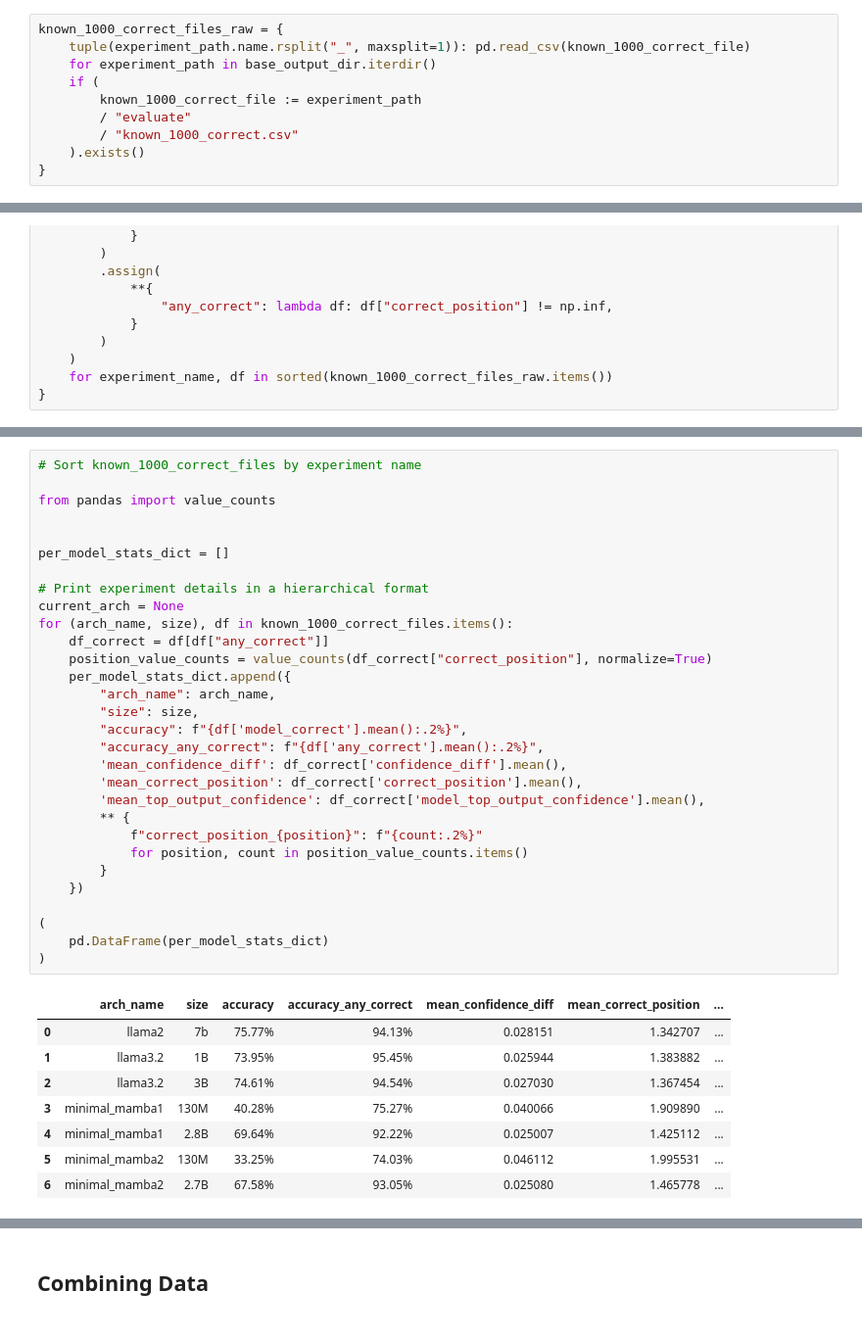
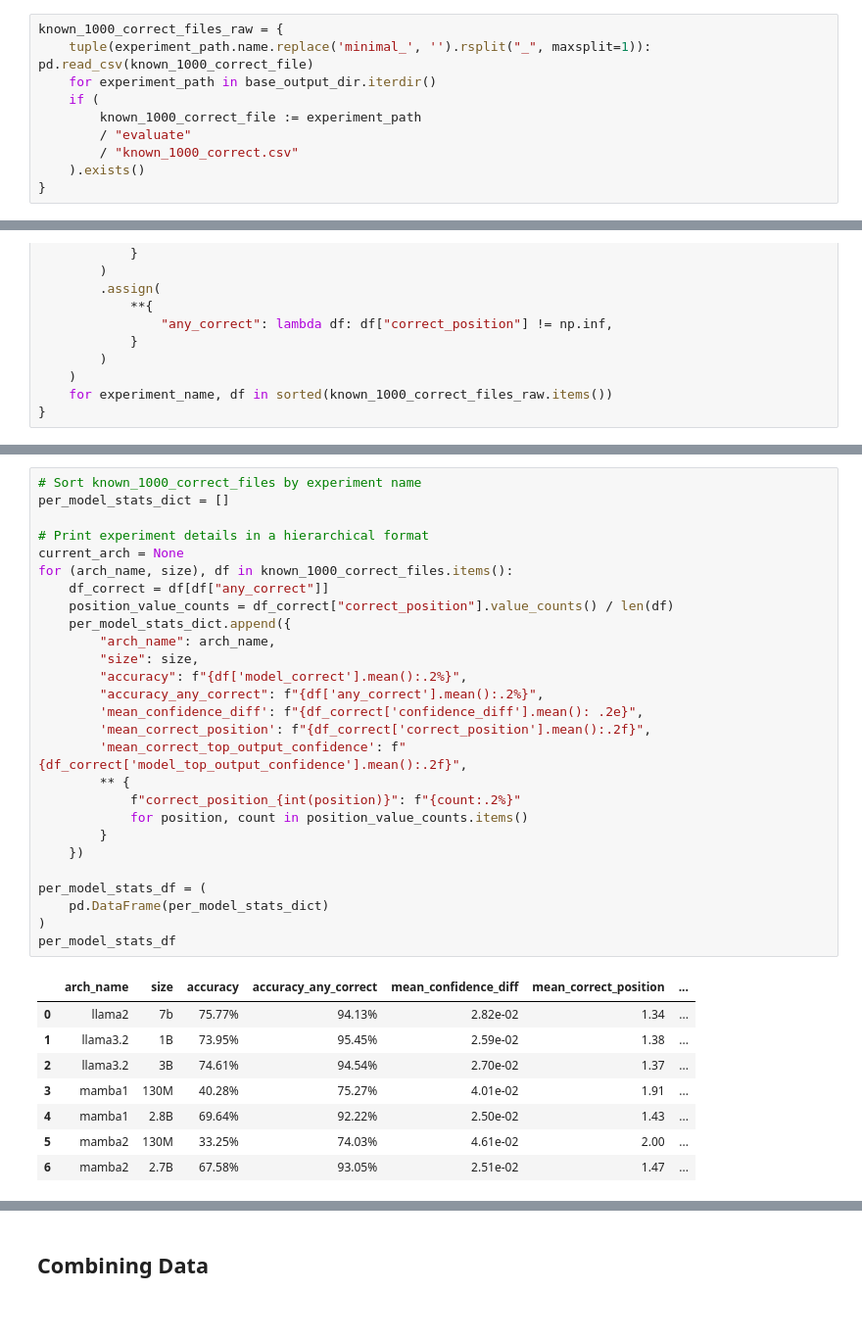
Before and after one commit to idangrosbard/ssm_analysis, a Jupyter notebook: notebooks/test-known_1000_correct.ipynb, the cells around one changed output, grey strips where cells are left out. Shown: that part at 98% size. Cells and saved outputs as stored; diff of their text form.

```diff
--- a/notebooks/test-known_1000_correct.ipynb
+++ b/notebooks/test-known_1000_correct.ipynb
@@ -25,7 +25,7 @@ pd.set_option('display.max_colwidth', 100)
 #
 # %%
 known_1000_correct_files_raw = {
-    tuple(experiment_path.name.rsplit("_", maxsplit=1)): pd.read_csv(known_1000_correct_file)
+    tuple(experiment_path.name.replace('minimal_', '').rsplit("_", maxsplit=1)): pd.read_csv(known_1000_correct_file)
     for experiment_path in base_output_dir.iterdir()
     if (
         known_1000_correct_file := experiment_path
@@ -132,39 +132,36 @@ dict_keys([('llama2', '7b'), ('llama3.2', '1B'), ('llama3.2', '3B'), ('minimal_m
 # %%
 # Sort known_1000_correct_files by experiment name
-
-from pandas import value_counts
-
-
 per_model_stats_dict = []
 
 # Print experiment details in a hierarchical format
 current_arch = None
 for (arch_name, size), df in known_1000_correct_files.items():
     df_correct = df[df["any_correct"]]
-    position_value_counts = value_counts(df_correct["correct_position"], normalize=True)
+    position_value_counts = df_correct["correct_position"].value_counts() / len(df)
     per_model_stats_dict.append({
         "arch_name": arch_name,
         "size": size,
         "accuracy": f"{df['model_correct'].mean():.2%}",
         "accuracy_any_correct": f"{df['any_correct'].mean():.2%}",
-        'mean_confidence_diff': df_correct['confidence_diff'].mean(),
-        'mean_correct_position': df_correct['correct_position'].mean(),
-        'mean_top_output_confidence': df_correct['model_top_output_confidence'].mean(),
+        'mean_confidence_diff': f"{df_correct['confidence_diff'].mean(): .2e}",
+        'mean_correct_position': f"{df_correct['correct_position'].mean():.2f}",
+        'mean_correct_top_output_confidence': f"{df_correct['model_top_output_confidence'].mean():.2f}",
         ** {
-            f"correct_position_{position}": f"{count:.2%}"
+            f"correct_position_{int(position)}": f"{count:.2%}"
             for position, count in position_value_counts.items()
         }
     })
 
-(
+per_model_stats_df = (
     pd.DataFrame(per_model_stats_dict)
 )
+per_model_stats_df
 # %% [output]
 |  | arch_name | size | accuracy | accuracy_any_correct | mean_confidence_diff | mean_correct_position | ... |
-| 0 | llama2 | 7b | 75.77% | 94.13% | 0.028151 | 1.342707 | ... |
-| 1 | llama3.2 | 1B | 73.95% | 95.45% | 0.025944 | 1.383882 | ... |
-| 2 | llama3.2 | 3B | 74.61% | 94.54% | 0.027030 | 1.367454 | ... |
-| 3 | minimal_mamba1 | 130M | 40.28% | 75.27% | 0.040066 | 1.909890 | ... |
-| 4 | minimal_mamba1 | 2.8B | 69.64% | 92.22% | 0.025007 | 1.425112 | ... |
-| 5 | minimal_mamba2 | 130M | 33.25% | 74.03% | 0.046112 | 1.995531 | ... |
-| 6 | minimal_mamba2 | 2.7B | 67.58% | 93.05% | 0.025080 | 1.465778 | ... |
+| 0 | llama2 | 7b | 75.77% | 94.13% | 2.82e-02 | 1.34 | ... |
+| 1 | llama3.2 | 1B | 73.95% | 95.45% | 2.59e-02 | 1.38 | ... |
+| 2 | llama3.2 | 3B | 74.61% | 94.54% | 2.70e-02 | 1.37 | ... |
+| 3 | mamba1 | 130M | 40.28% | 75.27% | 4.01e-02 | 1.91 | ... |
+| 4 | mamba1 | 2.8B | 69.64% | 92.22% | 2.50e-02 | 1.43 | ... |
+| 5 | mamba2 | 130M | 33.25% | 74.03% | 4.61e-02 | 2.00 | ... |
+| 6 | mamba2 | 2.7B | 67.58% | 93.05% | 2.51e-02 | 1.47 | ... |
```
Also changed, not shown: parts of 4 cells of this notebook.
